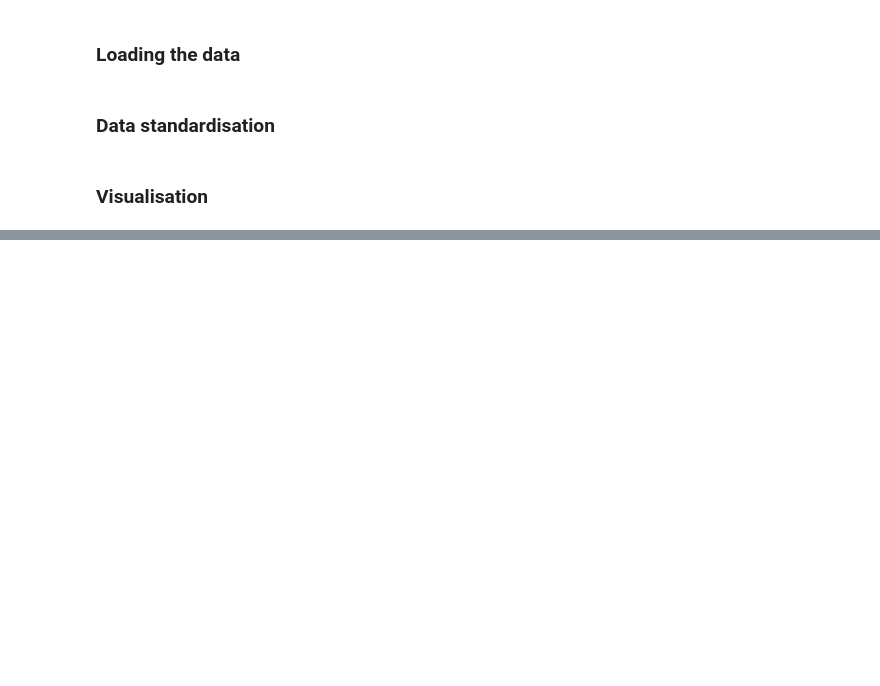
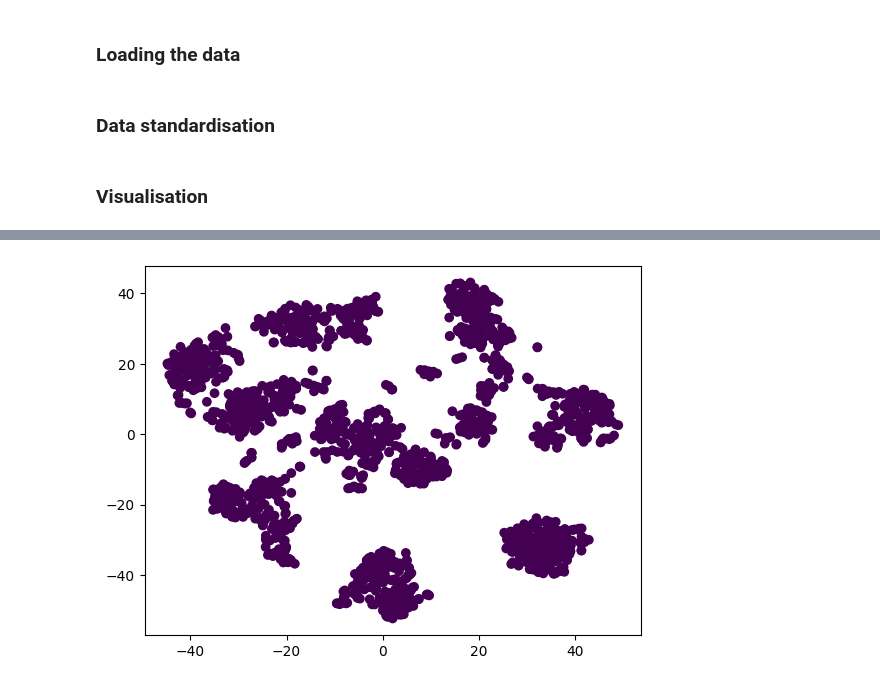
Before and after one commit to ozeliurs/Polytech-S7-S8, a Jupyter notebook: EIIN726/labs/TD4/TPclusteringSI4.ipynb, the cells around one changed output, grey strips where cells are left out. Saved outputs shown, nothing was run; the diff lists cells and outputs as text; code cells hidden in the pictures; blank space fills up the shorter version.

```diff
--- a/EIIN726/labs/TD4/TPclusteringSI4.ipynb
+++ b/EIIN726/labs/TD4/TPclusteringSI4.ipynb
@@ -223,0 +317,17 @@ plt.show()
+# %%
+# pectral clustering
+db = DBSCAN(eps=4.5, min_samples=10)
+y_pred=db.fit_predict(Xscaled)
+
+#plt.figure(figsize=(12, 8))
+#colors = [cm.nipy_spectral(float(i) / 10) for i in range(10)]
+
+#for i in range(10):
+#    plt.scatter(X2[y_pred == i, 0], X2[y_pred == i, 1], color=colors[i], label=str(i))
+
+plt.scatter(X2[:, 0], X2[:, 1], c=y_pred)
+
+# plt.legend()
+plt.show()
+# %% [output]
+[figure, added]
```
Also changed, not shown: parts of 16 cells of this notebook, 12 other files.
